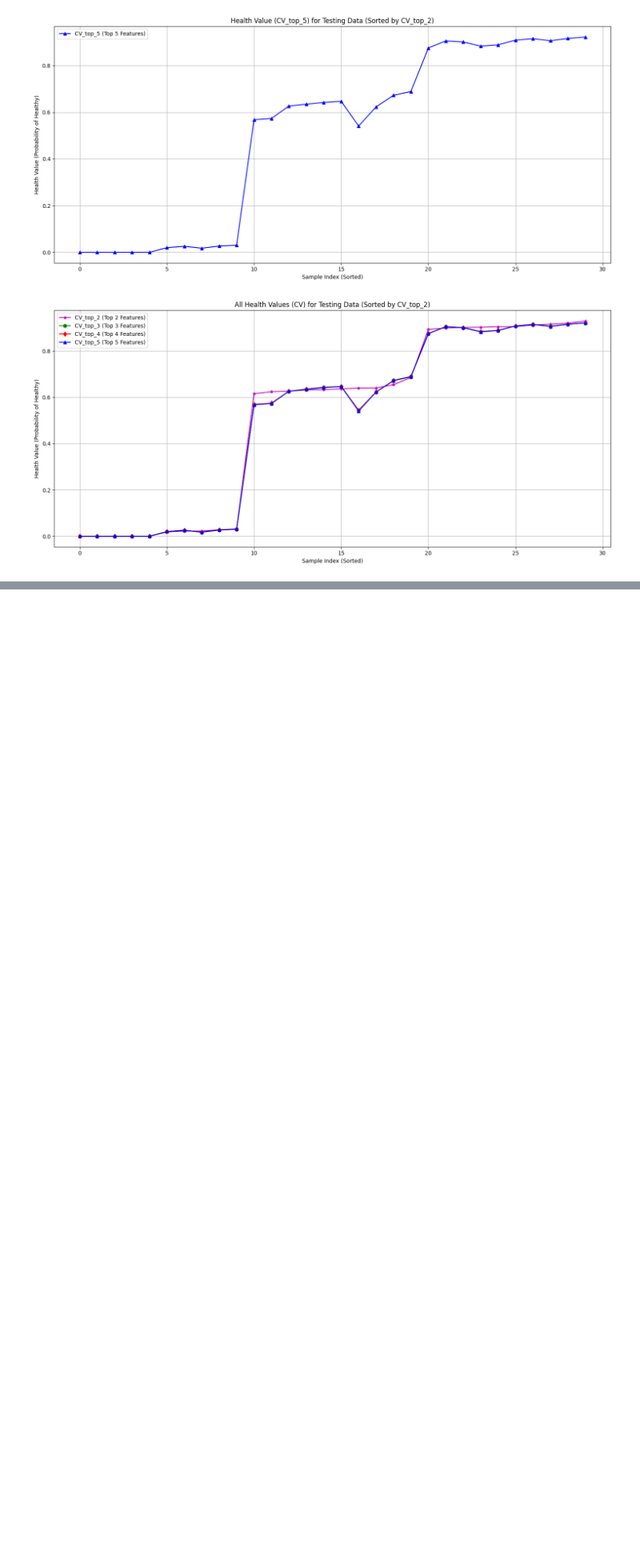
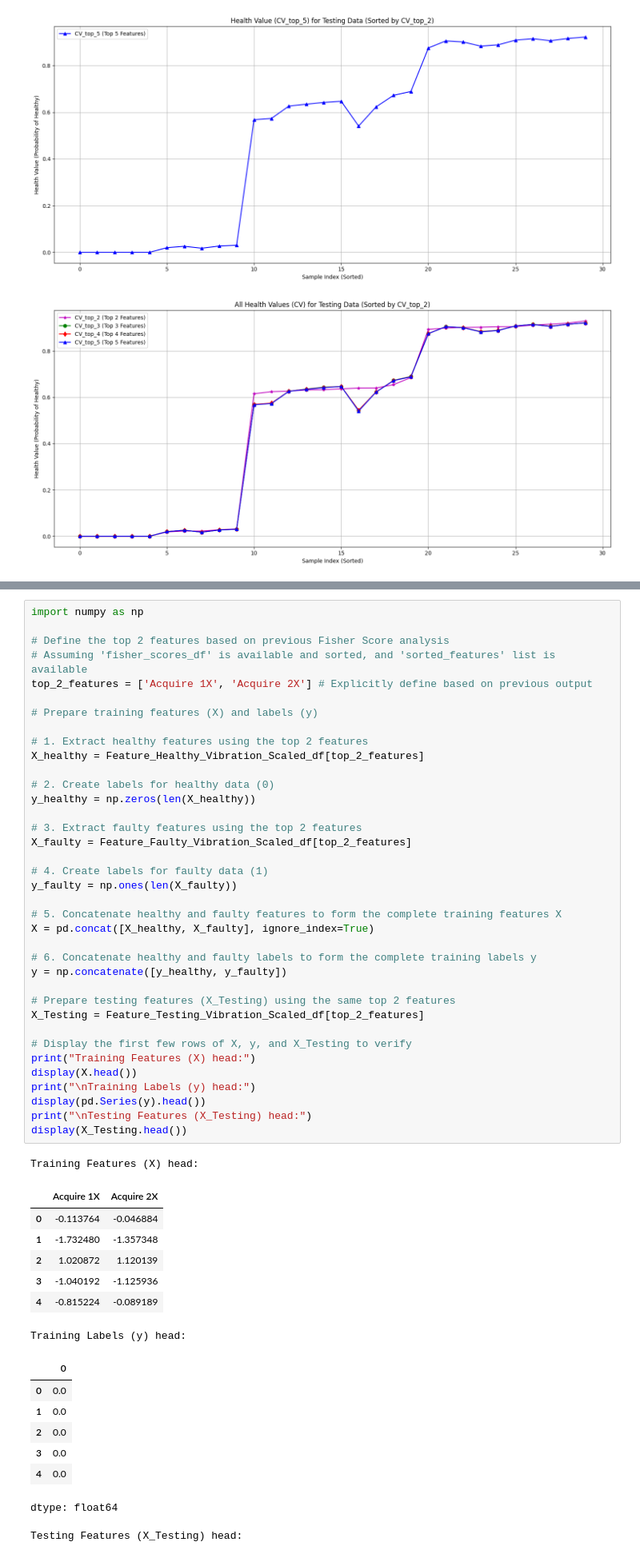
Before and after one commit to sula316/ML_Exercise1_Rotary_machine, a Jupyter notebook: ML_Exercise1_Rotary_machine_Step1_Data_Preprocessing.ipynb, the cells around one changed output, grey strips where cells are left out. Shown at 80% size. Cells and saved outputs as stored; diff of their text form; blank space fills up the shorter version.

```diff
--- a/ML_Exercise1_Rotary_machine_Step1_Data_Preprocessing.ipynb
+++ b/ML_Exercise1_Rotary_machine_Step1_Data_Preprocessing.ipynb
@@ -1923,0 +2040,54 @@ plt.show()
+# %%
+import numpy as np
+
+# Define the top 2 features based on previous Fisher Score analysis
+# Assuming 'fisher_scores_df' is available and sorted, and 'sorted_features' list is available
+top_2_features = ['Acquire 1X', 'Acquire 2X'] # Explicitly define based on previous output
+
+# Prepare training features (X) and labels (y)
+
+# 1. Extract healthy features using the top 2 features
+X_healthy = Feature_Healthy_Vibration_Scaled_df[top_2_features]
+
+# 2. Create labels for healthy data (0)
+y_healthy = np.zeros(len(X_healthy))
+
+# 3. Extract faulty features using the top 2 features
+X_faulty = Feature_Faulty_Vibration_Scaled_df[top_2_features]
+
+# 4. Create labels for faulty data (1)
+y_faulty = np.ones(len(X_faulty))
+
+# 5. Concatenate healthy and faulty features to form the complete training features X
+X = pd.concat([X_healthy, X_faulty], ignore_index=True)
+
+# 6. Concatenate healthy and faulty labels to form the complete training labels y
+y = np.concatenate([y_healthy, y_faulty])
+
+# Prepare testing features (X_Testing) using the same top 2 features
+X_Testing = Feature_Testing_Vibration_Scaled_df[top_2_features]
+
+# Display the first few rows of X, y, and X_Testing to verify
+print("Training Features (X) head:")
+display(X.head())
+print("\nTraining Labels (y) head:")
+display(pd.Series(y).head())
+print("\nTesting Features (X_Testing) head:")
+display(X_Testing.head())
+# %% [output]
+Training Features (X) head:
+|  | Acquire 1X | Acquire 2X |
+| 0 | -0.113764 | -0.046884 |
+| 1 | -1.732480 | -1.357348 |
+| 2 | 1.020872 | 1.120139 |
+| 3 | -1.040192 | -1.125936 |
+| 4 | -0.815224 | -0.089189 |
+Training Labels (y) head:
+|  | 0 |
+| 0 | 0.0 |
+| 1 | 0.0 |
+| 2 | 0.0 |
+| 3 | 0.0 |
+| 4 | 0.0 |
+dtype: float64
+Testing Features (X_Testing) head:
```
Also changed, not shown: parts of 23 cells of this notebook.
